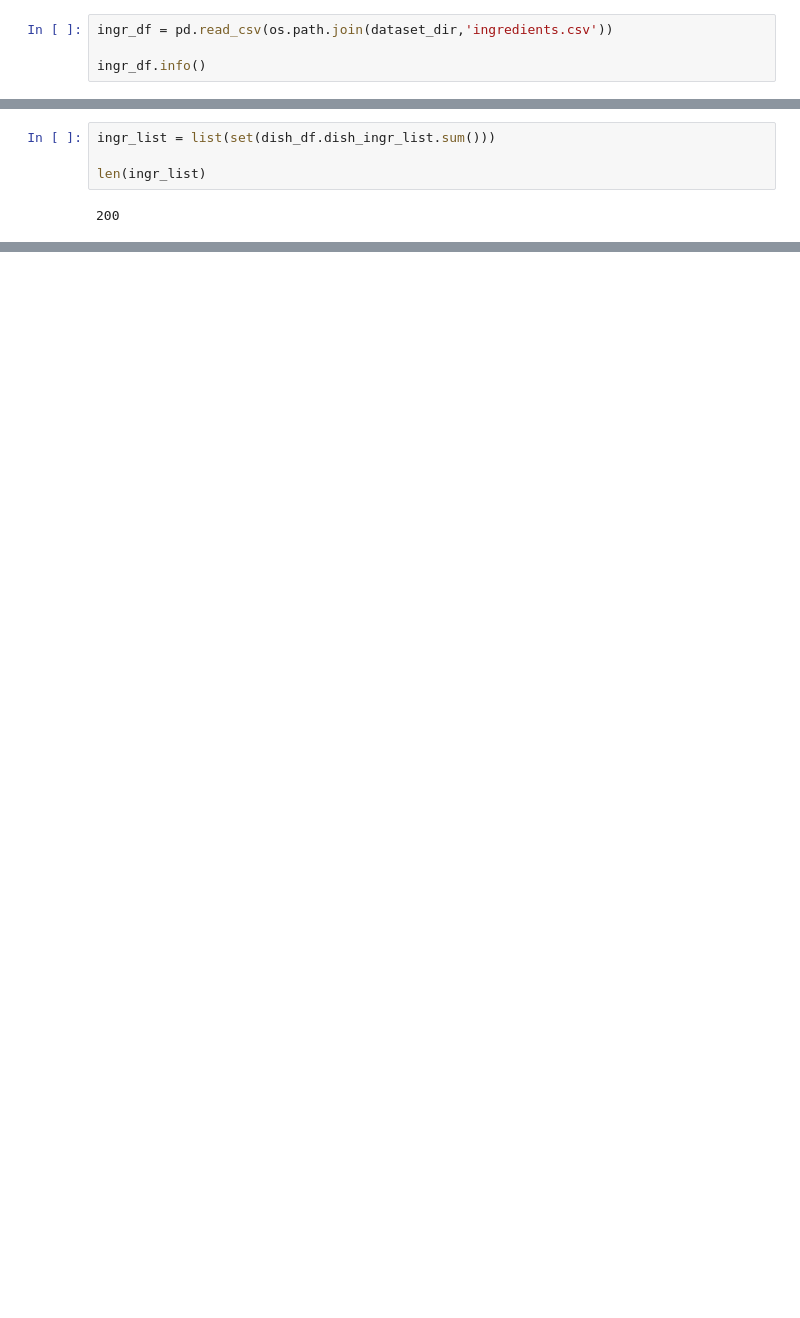
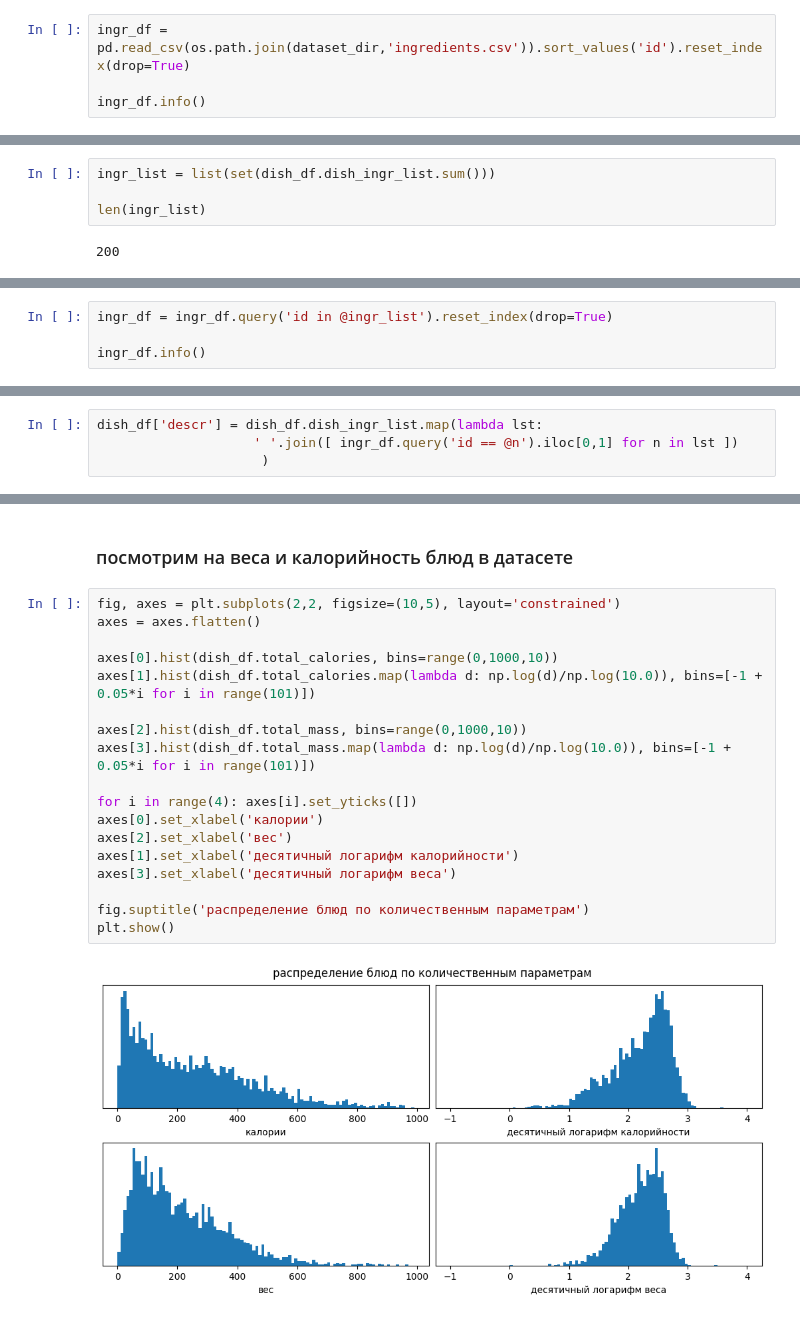
Before and after one commit to SanSanychSeva/Yandex_Practicum_DL_Engineer_2026_stream4, a Jupyter notebook: stream4_handson_project.ipynb, the cells around one changed output, grey strips where cells are left out. Saved outputs shown, nothing was run; the diff lists cells and outputs as text; blank space fills up the shorter version.

```diff
--- a/stream4_handson_project.ipynb
+++ b/stream4_handson_project.ipynb
@@ -99,5 +124,5 @@ FYI: All dishes in dish.csv(field "dish_id") are present in dish dir list
 # %%
-ingr_df = pd.read_csv(os.path.join(dataset_dir,'ingredients.csv'))
+ingr_df = pd.read_csv(os.path.join(dataset_dir,'ingredients.csv')).sort_values('id').reset_index(drop=True)
 
 ingr_df.info()
 # %% [output]
@@ -147,0 +224,4 @@ len(ingr_list)
+# %%
+ingr_df = ingr_df.query('id in @ingr_list').reset_index(drop=True)
+
+ingr_df.info()
@@ -147,0 +279,4 @@ len(ingr_list)
+# %%
+dish_df['descr'] = dish_df.dish_ingr_list.map(lambda lst:
+                    ' '.join([ ingr_df.query('id == @n').iloc[0,1] for n in lst ])
+                     )
@@ -147,0 +324,22 @@ len(ingr_list)
+# %% [markdown]
+### посмотрим на веса и калорийность блюд в датасете
+# %%
+fig, axes = plt.subplots(2,2, figsize=(10,5), layout='constrained')
+axes = axes.flatten()
+
+axes[0].hist(dish_df.total_calories, bins=range(0,1000,10))
+axes[1].hist(dish_df.total_calories.map(lambda d: np.log(d)/np.log(10.0)), bins=[-1 + 0.05*i for i in range(101)])
+
+axes[2].hist(dish_df.total_mass, bins=range(0,1000,10))
+axes[3].hist(dish_df.total_mass.map(lambda d: np.log(d)/np.log(10.0)), bins=[-1 + 0.05*i for i in range(101)])
+
+for i in range(4): axes[i].set_yticks([])
+axes[0].set_xlabel('калории')
+axes[2].set_xlabel('вес')
+axes[1].set_xlabel('десятичный логарифм калорийности')
+axes[3].set_xlabel('десятичный логарифм веса')
+
+fig.suptitle('распределение блюд по количественным параметрам')
+plt.show()
+# %% [output]
+[figure, added]
```
Also changed, not shown: parts of 73 cells of this notebook.
